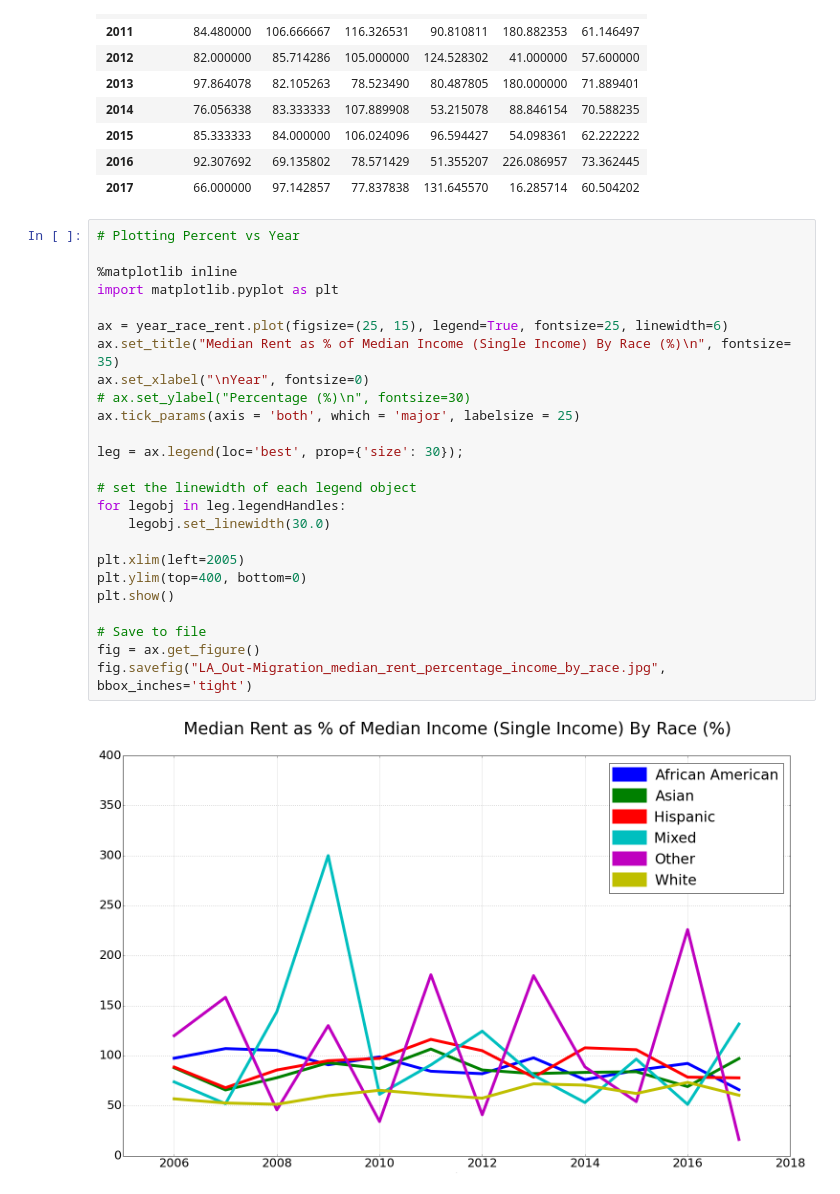
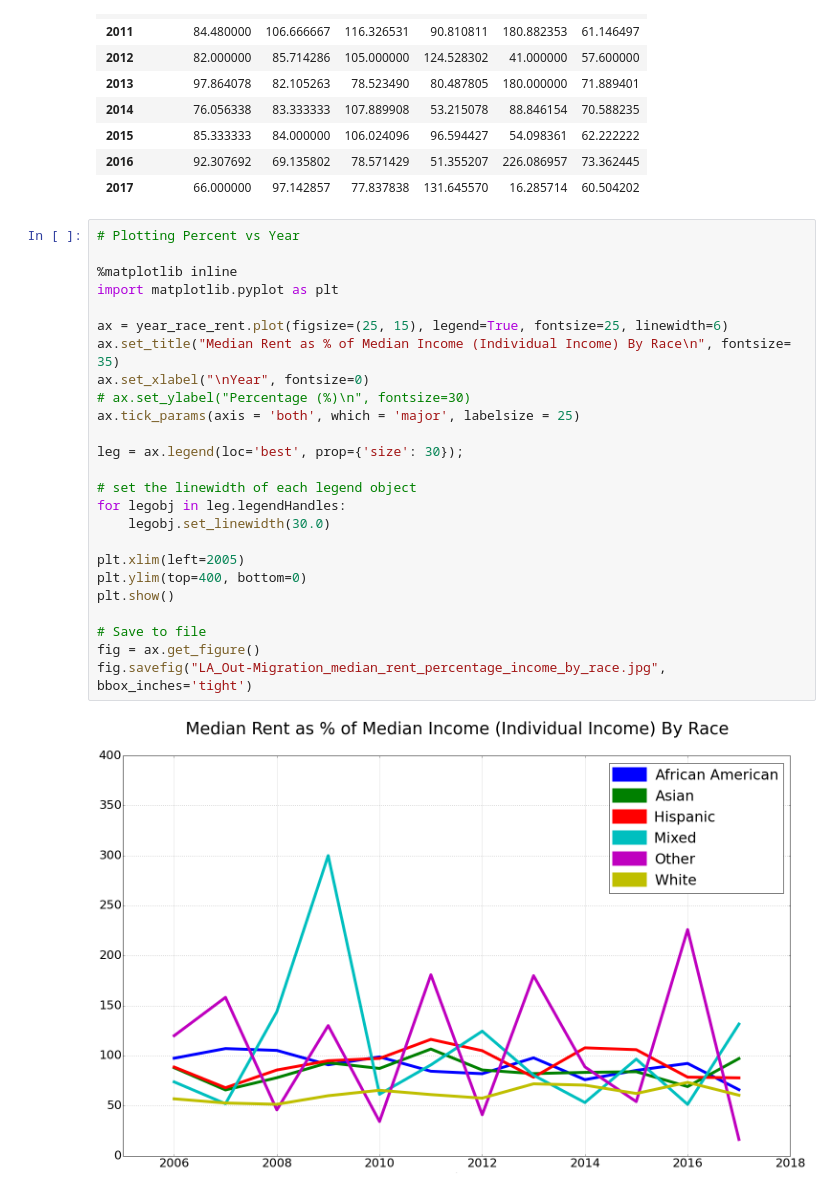
Before and after one commit to CityOfLosAngeles/Data-Angels, a Jupyter notebook: Fall 2018 Projects/LA_Outmigration/Visuals/median_rent_vs_income_by_race.ipynb, the cells around one changed output. Drawn from its saved outputs; the diff is of its cells as text.

Commit message:
Update plot with title from single to individual

```diff
--- a/Fall 2018 Projects/LA_Outmigration/Visuals/median_rent_vs_income_by_race.ipynb
+++ b/Fall 2018 Projects/LA_Outmigration/Visuals/median_rent_vs_income_by_race.ipynb
@@ -150,27 +136,27 @@ year_race_rent.head(50)
 # %%
 # Plotting Percent vs Year
 
 %matplotlib inline
 import matplotlib.pyplot as plt
 
 ax = year_race_rent.plot(figsize=(25, 15), legend=True, fontsize=25, linewidth=6)
-ax.set_title("Median Rent as % of Median Income (Single Income) By Race (%)\n", fontsize= 35)
+ax.set_title("Median Rent as % of Median Income (Individual Income) By Race\n", fontsize= 35)
 ax.set_xlabel("\nYear", fontsize=0)
 # ax.set_ylabel("Percentage (%)\n", fontsize=30)
 ax.tick_params(axis = 'both', which = 'major', labelsize = 25)
 
 leg = ax.legend(loc='best', prop={'size': 30});
 
 # set the linewidth of each legend object
 for legobj in leg.legendHandles:
     legobj.set_linewidth(30.0)
 
 plt.xlim(left=2005)
 plt.ylim(top=400, bottom=0)
 plt.show()
 
 # Save to file
 fig = ax.get_figure()
 fig.savefig("LA_Out-Migration_median_rent_percentage_income_by_race.jpg", bbox_inches='tight')
 # %% [output]
-[figure, old version]
+[figure, new version]
```
Also changed, not shown: parts of 6 cells of this notebook, 1 other file.
